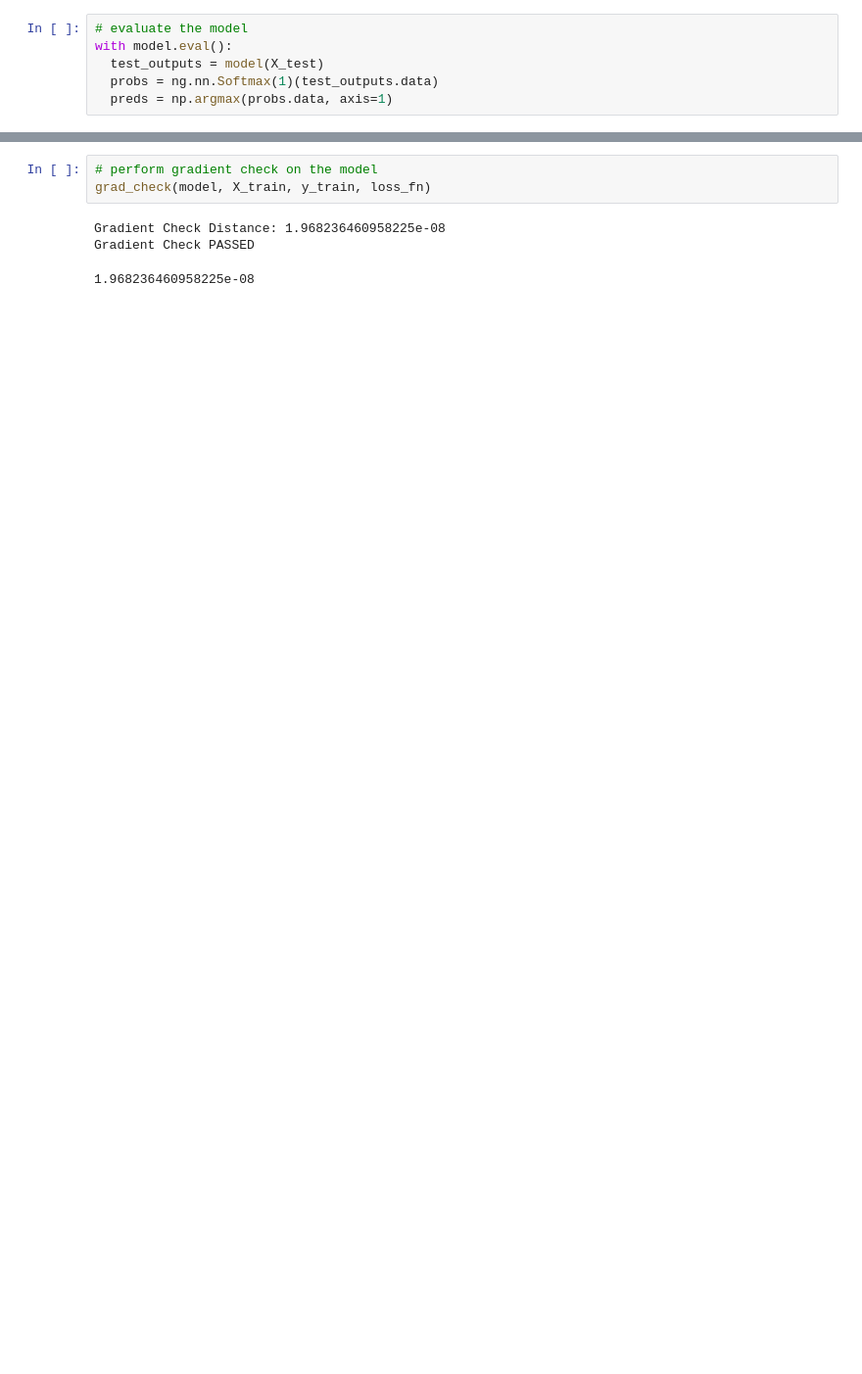
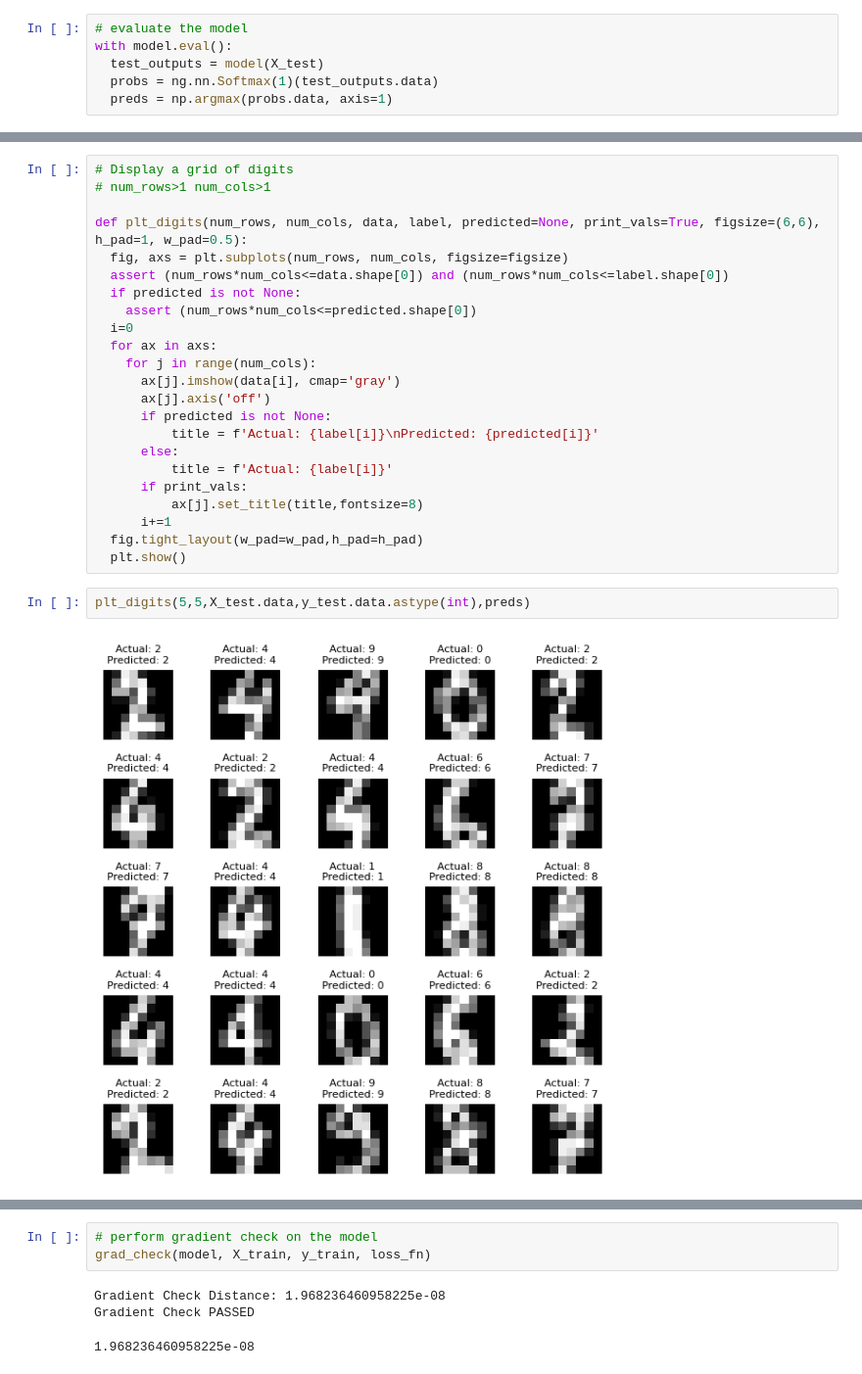
Before and after one commit to pranftw/neograd, a Jupyter notebook: examples/digits.ipynb, the cells around one changed output, grey strips where cells are left out. Shown at 98% size. Saved outputs shown, nothing was run; the diff lists cells and outputs as text; blank space fills up the shorter version.

```diff
--- a/examples/digits.ipynb
+++ b/examples/digits.ipynb
@@ -116,0 +133,27 @@ Accuracy: 0.9222222222222223
+# %%
+# Display a grid of digits
+# num_rows>1 num_cols>1
+
+def plt_digits(num_rows, num_cols, data, label, predicted=None, print_vals=True, figsize=(6,6), h_pad=1, w_pad=0.5):
+  fig, axs = plt.subplots(num_rows, num_cols, figsize=figsize)
+  assert (num_rows*num_cols<=data.shape[0]) and (num_rows*num_cols<=label.shape[0])
+  if predicted is not None:
+    assert (num_rows*num_cols<=predicted.shape[0])
+  i=0
+  for ax in axs:
+    for j in range(num_cols):
+      ax[j].imshow(data[i], cmap='gray')
+      ax[j].axis('off')
+      if predicted is not None:
+          title = f'Actual: {label[i]}\nPredicted: {predicted[i]}'
+      else:
+          title = f'Actual: {label[i]}'
+      if print_vals:
+          ax[j].set_title(title,fontsize=8)
+      i+=1
+  fig.tight_layout(w_pad=w_pad,h_pad=h_pad)
+  plt.show()
+# %%
+plt_digits(5,5,X_test.data,y_test.data.astype(int),preds)
+# %% [output]
+[figure, added]
```
Also changed, not shown: parts of 4 cells of this notebook, 1 other file.
